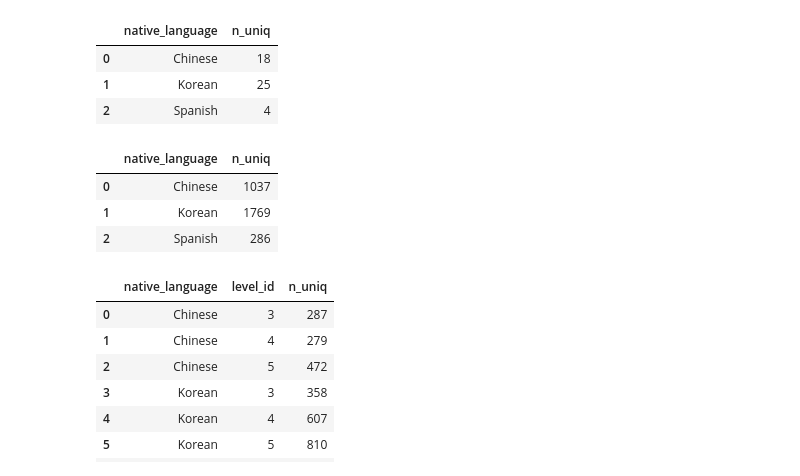
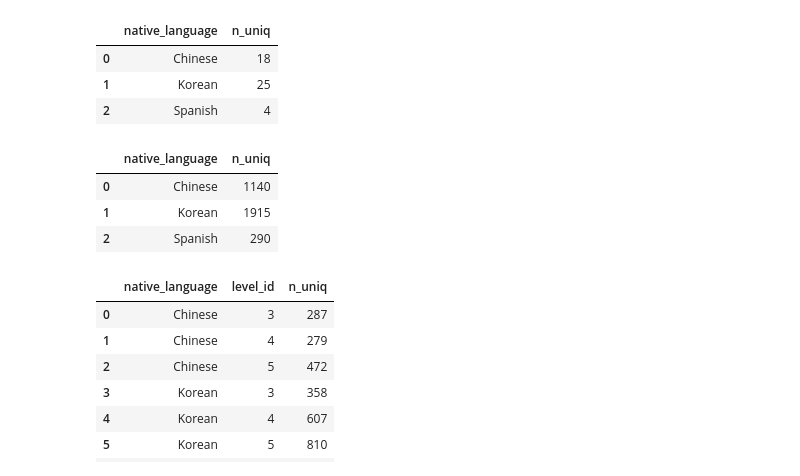
Before and after one commit to mencer456/LRDC-Research, a Jupyter notebook: SlideStats.ipynb, the cells around one changed output. Saved outputs shown, nothing was run; the diff lists cells and outputs as text; code cells hidden in the pictures.

```diff
--- a/SlideStats.ipynb
+++ b/SlideStats.ipynb
@@ -1013,3 +1013,6 @@ all_three.query('anon_id=="fi1" and level_id==3')
 | 920 | 4323 | 7402 | fi1 | Chinese | 3 | 120 | Dear Mom,\n\n I need a new comput... |
 | 921 | 4324 | 7403 | fi1 | Chinese | 3 | 158 | Across Embroidery\n \n From 3 yea... |
 | 922 | 4325 | 7404 | fi1 | Chinese | 3 | 187 | Across Embroidery\n From 3 yeays ... |
+# %%
+all_three.drop(columns=['level_0','index'],inplace=True)
+all_three
@@ -1023,14 +1040,14 @@ unique_a
 | 1 | Korean | 25 |
 | 2 | Spanish | 4 |
 # %%
-unique_t=all_three.groupby(['native_language']).agg(n_uniq=('text','nunique'))
+unique_t=all_three.groupby(['native_language']).agg(n_uniq=('text','count'))
 unique_t=unique_t.reset_index()
 unique_t
 # %% [output]
 |  | native_language | n_uniq |
-| 0 | Chinese | 1037 |
-| 1 | Korean | 1769 |
-| 2 | Spanish | 286 |
+| 0 | Chinese | 1140 |
+| 1 | Korean | 1915 |
+| 2 | Spanish | 290 |
 # %%
 # all 3-5
 unique_tl=all_three.groupby(['native_language','level_id']).agg(n_uniq=('text','nunique'))
```
Also changed, not shown: parts of 4 cells of this notebook.
